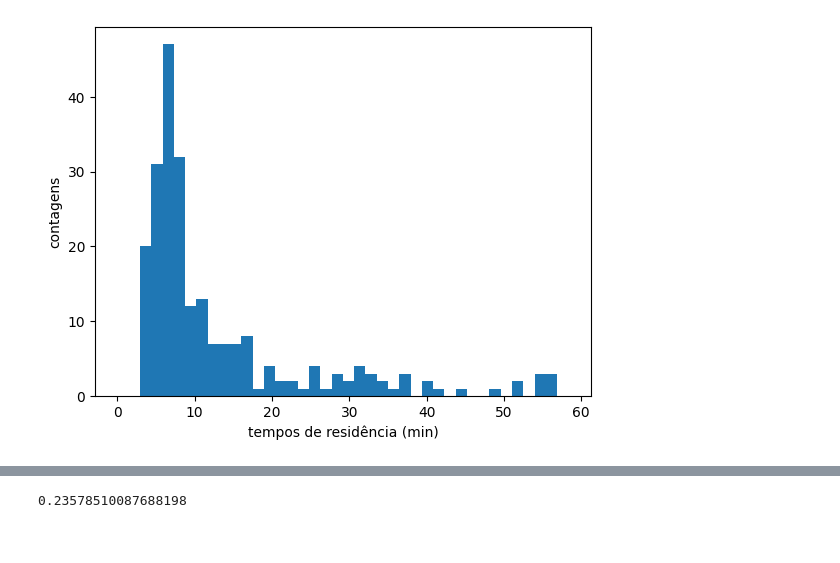
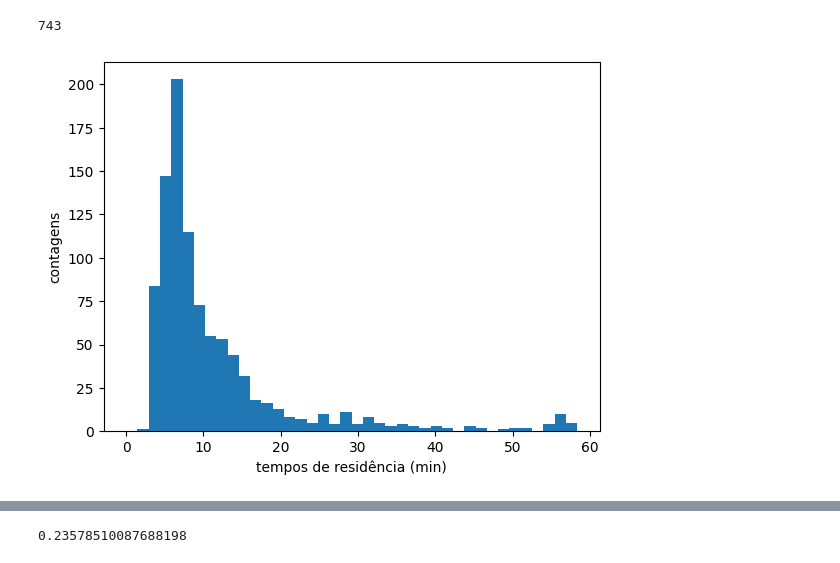
Before and after one commit to DanielFachieri01/ansys, a Jupyter notebook: streamlines.ipynb, the cells around one changed output, grey strips where cells are left out. Saved outputs shown, nothing was run; the diff lists cells and outputs as text; code cells hidden in the pictures.

```diff
--- a/streamlines.ipynb
+++ b/streamlines.ipynb
@@ -226,8 +277,8 @@ def plot_seeds(seeds, s: int):
 # %%
 
 #seeds,df,Xf = load_data(r"C:\Users\Daniel\Documents\ansys data\streamlines_camara\camara_degradacao_transiente_laminar_nodes.txt",0.997,"min")
-seeds,df,_ = load_data(r"C:\Users\Daniel\Documents\ansys data\streamlines_gem_padrao\sol_gem_standard_laminar.txt",0.999,"max")
-#seeds,df,_ = load_data(r"C:\Users\Daniel\Documents\ansys data\streamlines_gem_modified\sol_gem_modified_nodes.txt",0.9999,"max")
+seeds,df,_ = load_data(r"C:\Users\Daniel\Documents\ansys data\streamlines_gem_padrao\sol_gem_standard_laminar.txt",0.995,"max")
+#seeds,df,_ = load_data(r"C:\Users\Daniel\Documents\ansys data\streamlines_gem_modified\sol_gem_modified_nodes.txt",0.995,"max")
 # %%
 plot_dimensoes(df)
 # %% [output]
@@ -245,4 +292,4 @@ array([[-0.1418816 ,  0.01164739, -0.00858623]])
 # %%
-streamlines = streamline(interpolator,seeds,t_max=3500,dt=0.5,direction= -1,coord_lim= "y",value_lim= 0.34)
+streamlines = streamline(interpolator,seeds,t_max=3800,dt=0.5,direction= -1,coord_lim= "y",value_lim= 0.34)
 # %%
-modv = recreate_vel_field(interpolator, streamlines)
+medias,modv = recreate_vel_field(interpolator, streamlines)
@@ -249,4 +314,8 @@ modv = recreate_vel_field(interpolator, streamlines)
+# %%
+len(modv[2])
+# %% [output]
+743
 # %%
-timeresidence = RTD(streamlines,modv,bins = 40, intervalo = (0,3500/60),unidade = "min")
+timeresidence = RTD(streamlines,medias,bins = 40, intervalo = (0,3500/60),unidade = "min")
 # %% [output]
-[figure, old version]
+[figure, new version]
```
Also changed, not shown: parts of 25 cells of this notebook.
